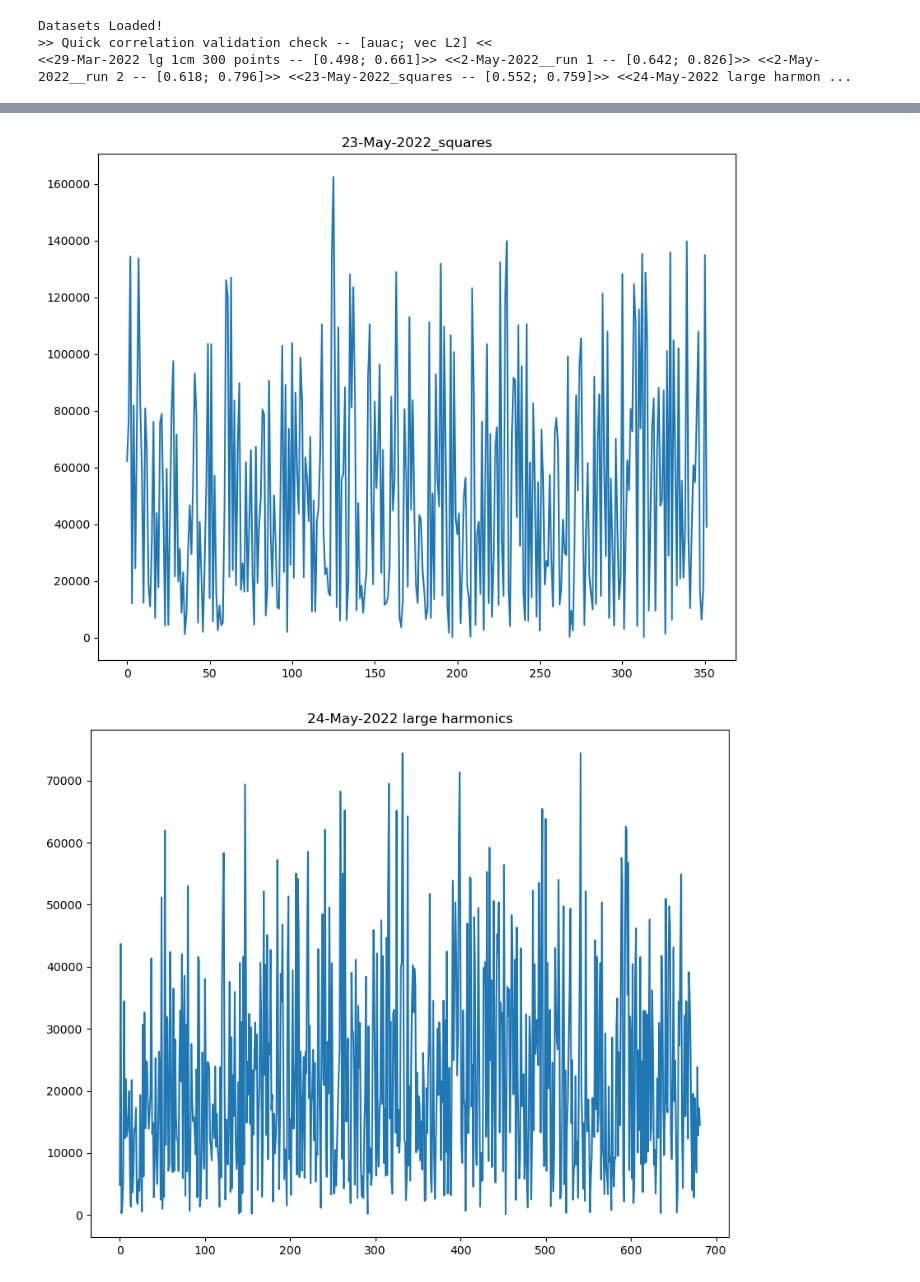
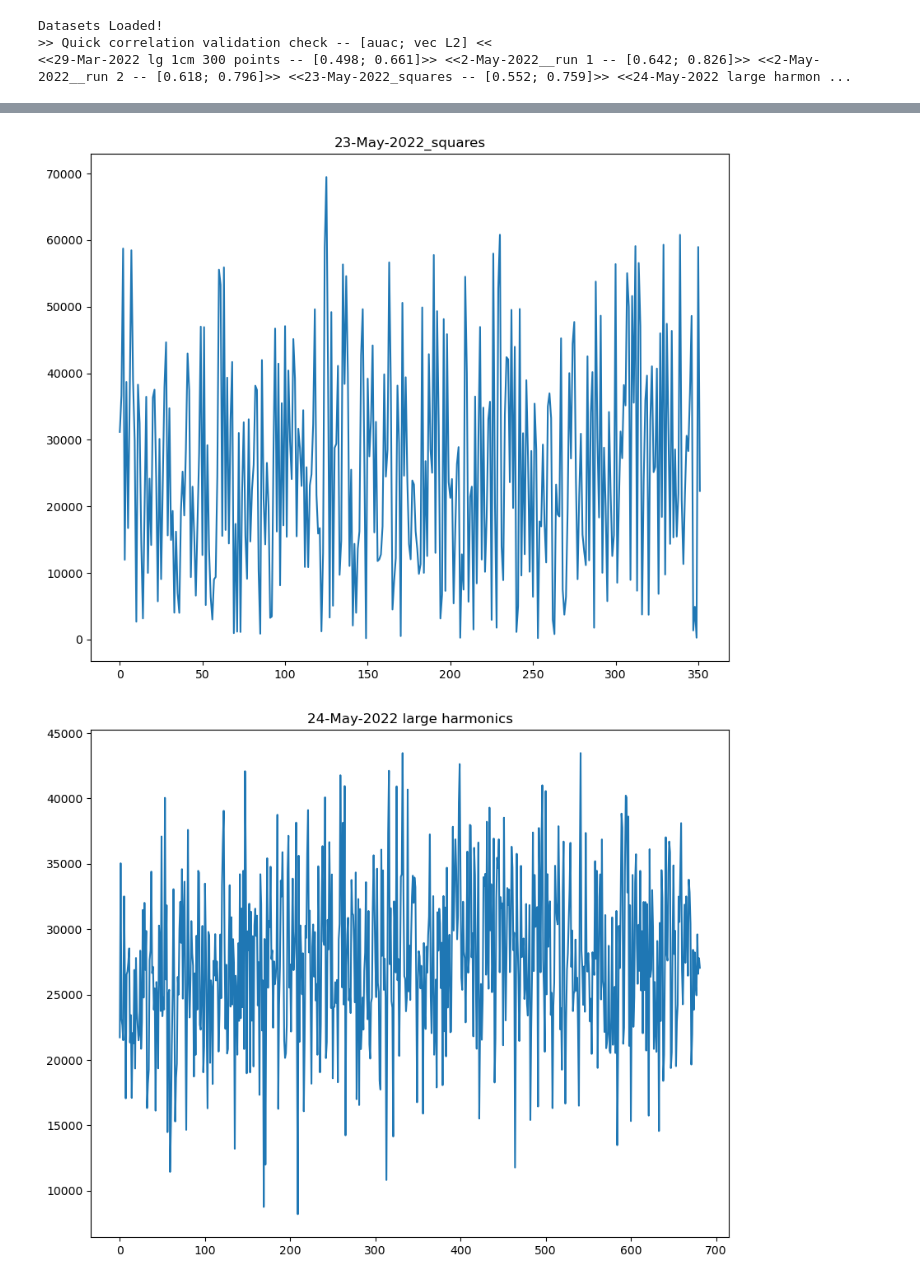
Before and after one commit to onakanob/ehd_exsitu, a Jupyter notebook: notebooks/dataset_prep.ipynb, the cells around one changed output, grey strips where cells are left out. Saved outputs shown, nothing was run; the diff lists cells and outputs as text; code cells hidden in the pictures.

```diff
--- a/notebooks/dataset_prep.ipynb
+++ b/notebooks/dataset_prep.ipynb
@@ -75,7 +75,7 @@ Datasets Loaded!
 for i, df in enumerate(loader.datasets):
     regression = LinearRegression()
     X = np.array(df.wave.apply(lambda x: np.sum(np.abs(x))))[:, None]
-    Y = np.array(df.area)
+    Y = np.array(df.max_width)
     regression.fit(X, Y)
     X_prime = regression.predict(X)
     residuals = np.abs(X_prime - X.flatten())
@@ -89,2 +89,2 @@ for i, df in enumerate(loader.datasets):
-[figure, old version]
+[figure, new version]
-[figure, old version]
+[figure, new version]
```
Also changed, not shown: parts of 2 cells of this notebook, 3 other files.
